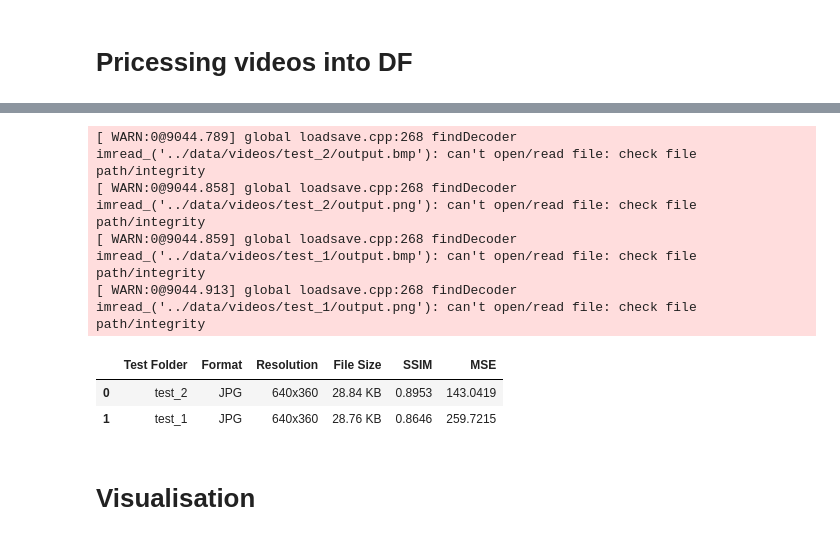
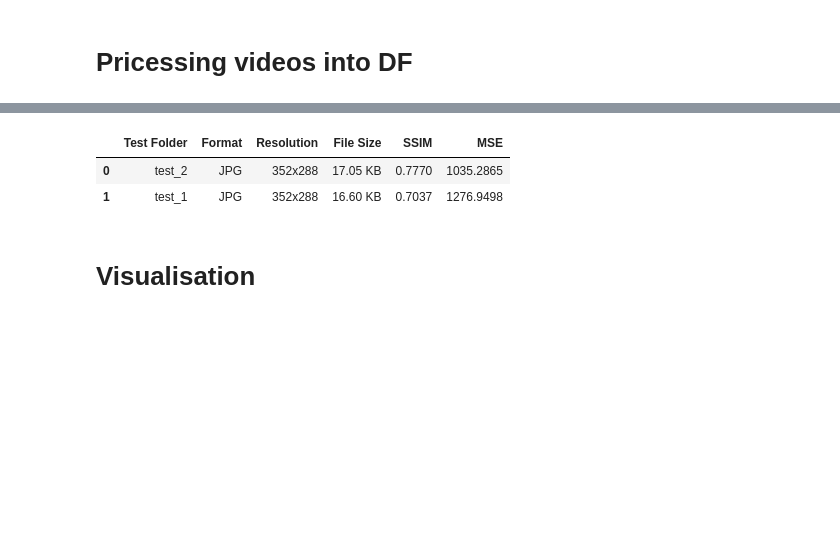
Before and after one commit to WellKnownDedication/video-and-image-proccessing, a Jupyter notebook: src/Video Processing.ipynb, the cells around one changed output, grey strips where cells are left out. Cells and saved outputs as stored; diff of their text form; code cells hidden in the pictures; blank space fills up the shorter version.

```diff
--- a/src/Video Processing.ipynb
+++ b/src/Video Processing.ipynb
@@ -98,7 +96,7 @@ def get_df_video_info(duration = 5, fps=30):
         for file in os.listdir(folder_path):
             file_path = os.path.join(folder_path, file)
 
-            if file_path[-4:] == ".jpg":
+            if file_path[-4:] == ".jpg" or file_path[-4:] == ".ppm":
                 continue
 
             cap = cv2.VideoCapture(file_path)
@@ -117,8 +115,11 @@ def get_df_video_info(duration = 5, fps=30):
                 # Resize to match reference if needed
                 compare_img = cv2.resize(compare_img, (ref_img.shape[1], ref_img.shape[0]))
 
-                # Compute SSIM
-                ssim_score = ssim(ref_img, compare_img)
+                try:
+                    # Compute SSIM
+                    ssim_score = ssim(ref_img, compare_img)
+                except:
+                    ssim_score = -1
 
                 # Compute Mean Squared Error (MSE)
                 mse_score = np.mean((ref_img.astype("float") - compare_img.astype("float")) ** 2)
@@ -133,3 +134,6 @@ def get_df_video_info(duration = 5, fps=30):
     # Create a global DataFrame
     df = pd.DataFrame(data, columns=["test no.", "video format", "duration", "fps", "image size", "file size", "SSIM", "MSE"])
     return df
+
+df = get_df_video_info()
+df.head(10)
@@ -151,7 +169,7 @@ df.head(10)
 # %%
 def get_df_image_info():
     base_path = "../data/videos/"
-    image_formats = ["bmp", "jpg", "png"]
+    image_formats = ["jpg"]
     test_folders = [f for f in os.listdir(base_path) if os.path.isdir(os.path.join(base_path, f))]
 
     data = []
@@ -164,39 +182,35 @@ def get_df_image_info():
 
         for fmt in image_formats:
             file_path = os.path.join(folder_path, f"output.{fmt}")
             compare_img = cv2.imread(file_path, cv2.IMREAD_GRAYSCALE)
             if compare_img is not None:
                 # Resize to match reference if needed
                 compare_img = cv2.resize(compare_img, (ref_img.shape[1], ref_img.shape[0]))
 
                 # Compute SSIM
                 ssim_score = ssim(ref_img, compare_img)
 
                 # Compute Mean Squared Error (MSE)
                 mse_score = np.mean((ref_img.astype("float") - compare_img.astype("float")) ** 2)
 
             if os.path.exists(file_path):
                 file_size = os.path.getsize(file_path) / 1024  # Convert to KB
                 img = cv2.imread(file_path)
                 if img is not None:
                     height, width = img.shape[:2]
                 image_size = f"{width}x{height}"  # Known capture resolution
                 data.append([folder_name, fmt.upper(), image_size, f"{file_size:.2f} KB", round(ssim_score, 4), round(mse_score, 4)])
 
     # Create a global DataFrame
     df = pd.DataFrame(data, columns=["Test Folder", "Format", "Resolution", "File Size", "SSIM", "MSE"])
     return df
 
 df_images = get_df_image_info()
 df_images.head(10)
 # %% [output]
-[ WARN:0@9044.789] global loadsave.cpp:268 findDecoder imread_('../data/videos/test_2/output.bmp'): can't open/read file: check file path/integrity
-[ WARN:0@9044.858] global loadsave.cpp:268 findDecoder imread_('../data/videos/test_2/output.png'): can't open/read file: check file path/integrity
-[ WARN:0@9044.859] global loadsave.cpp:268 findDecoder imread_('../data/videos/test_1/output.bmp'): can't open/read file: check file path/integrity
-[ WARN:0@9044.913] global loadsave.cpp:268 findDecoder imread_('../data/videos/test_1/output.png'): can't open/read file: check file path/integrity
 |  | Test Folder | Format | Resolution | File Size | SSIM | MSE |
-| 0 | test_2 | JPG | 640x360 | 28.84 KB | 0.8953 | 143.0419 |
-| 1 | test_1 | JPG | 640x360 | 28.76 KB | 0.8646 | 259.7215 |
+| 0 | test_2 | JPG | 352x288 | 17.05 KB | 0.7770 | 1035.2865 |
+| 1 | test_1 | JPG | 352x288 | 16.60 KB | 0.7037 | 1276.9498 |
 # %% [markdown]
 # Visualisation
 # %%
```
Also changed, not shown: parts of 8 cells of this notebook.
